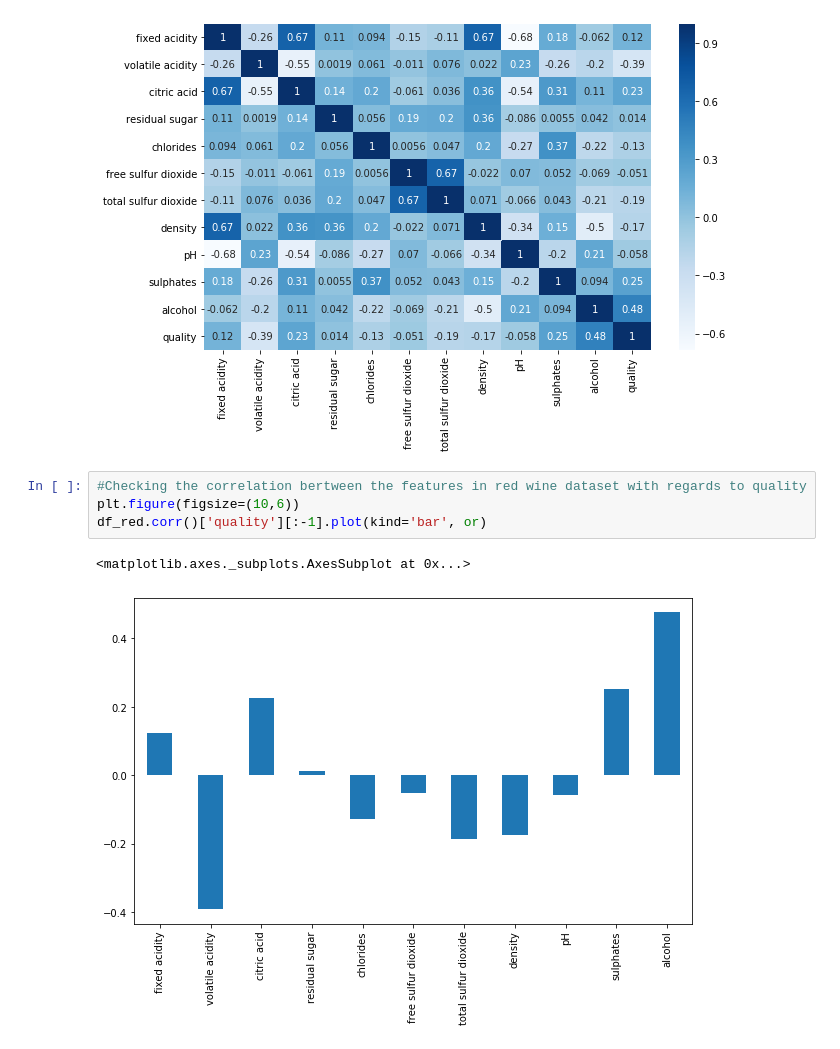
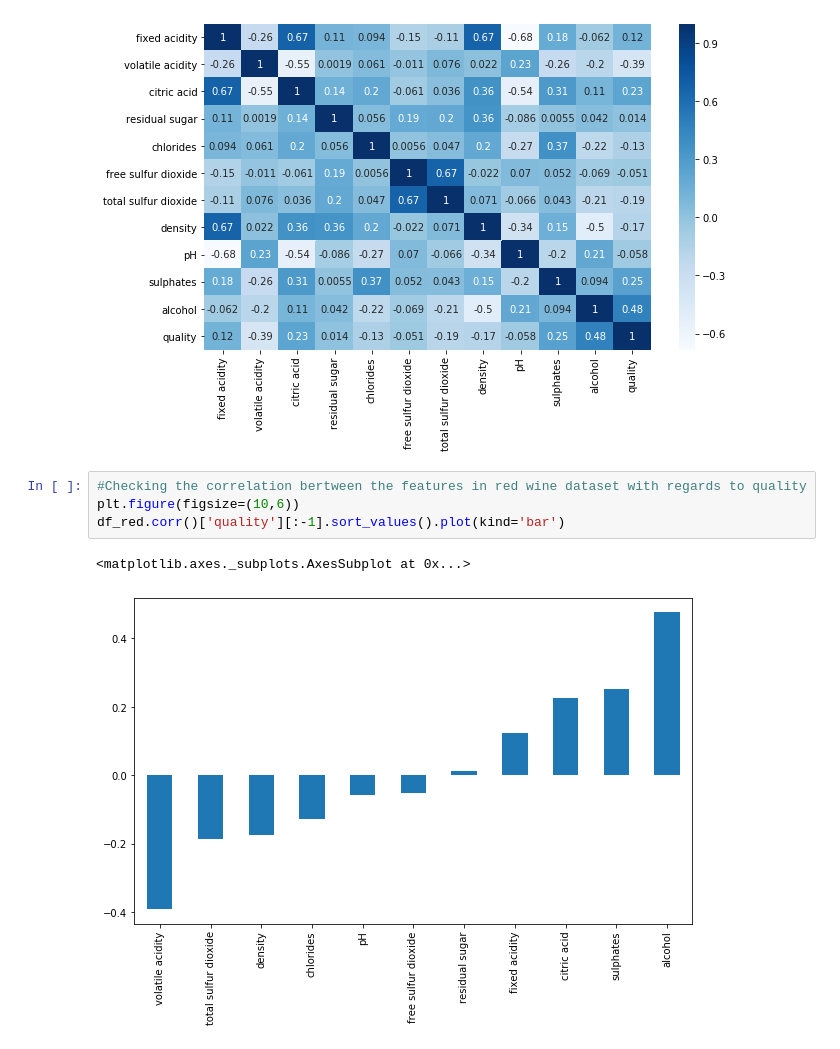
Before and after one commit to kavehamini/Wine-Quality-Project, a Jupyter notebook: Wine Quality Project.ipynb, the cells around one changed output. Drawn from its saved outputs; the diff is of its cells as text.

```diff
--- a/Wine Quality Project.ipynb
+++ b/Wine Quality Project.ipynb
@@ -164,7 +164,7 @@ sns.heatmap(df_red.corr(), annot=True, cmap='Blues')
 # %%
 #Checking the correlation bertween the features in red wine dataset with regards to quality
 plt.figure(figsize=(10,6))
-df_red.corr()['quality'][:-1].plot(kind='bar', or)
+df_red.corr()['quality'][:-1].sort_values().plot(kind='bar')
 # %% [output]
 <matplotlib.axes._subplots.AxesSubplot at 0x...>
-[figure, old version]
+[figure, new version]
```
